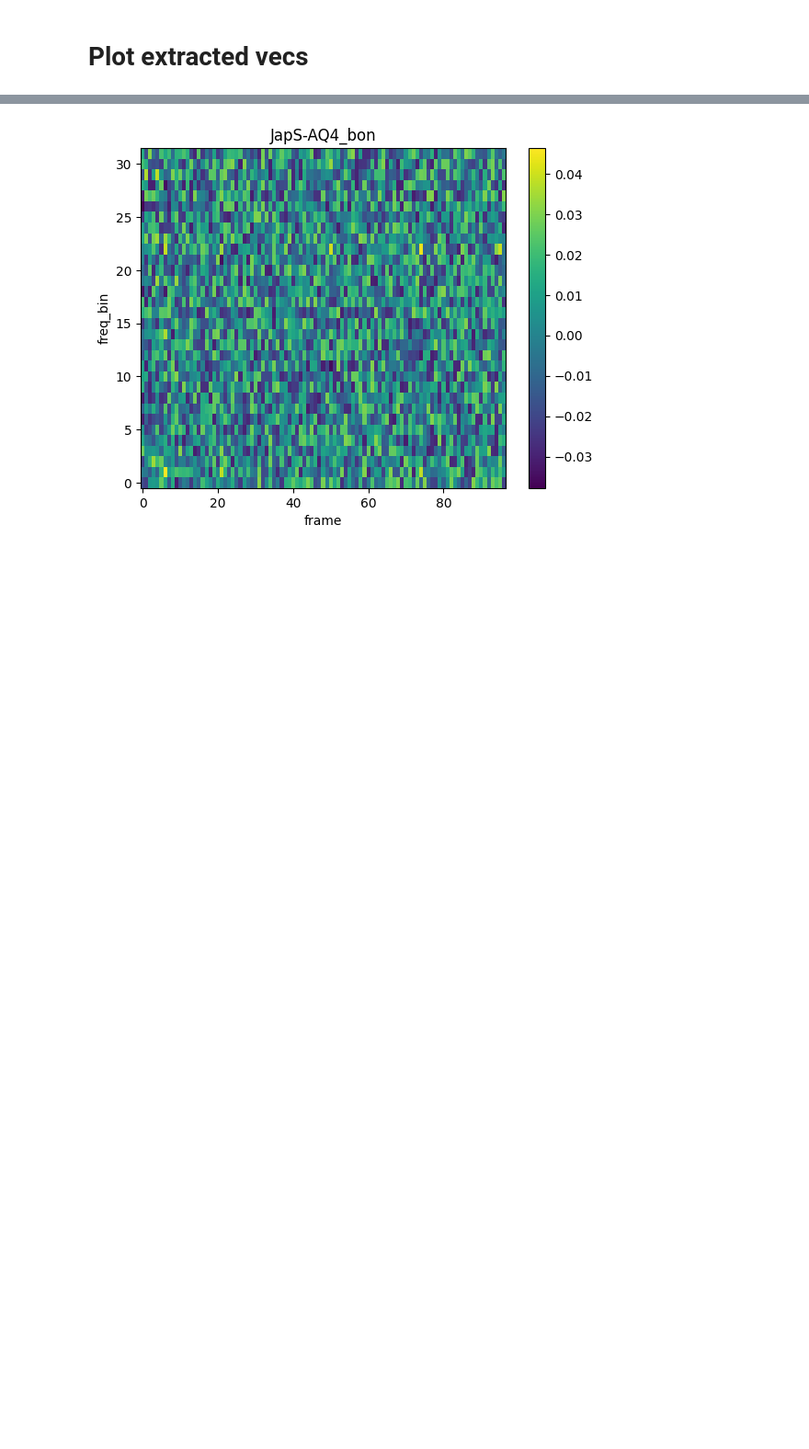
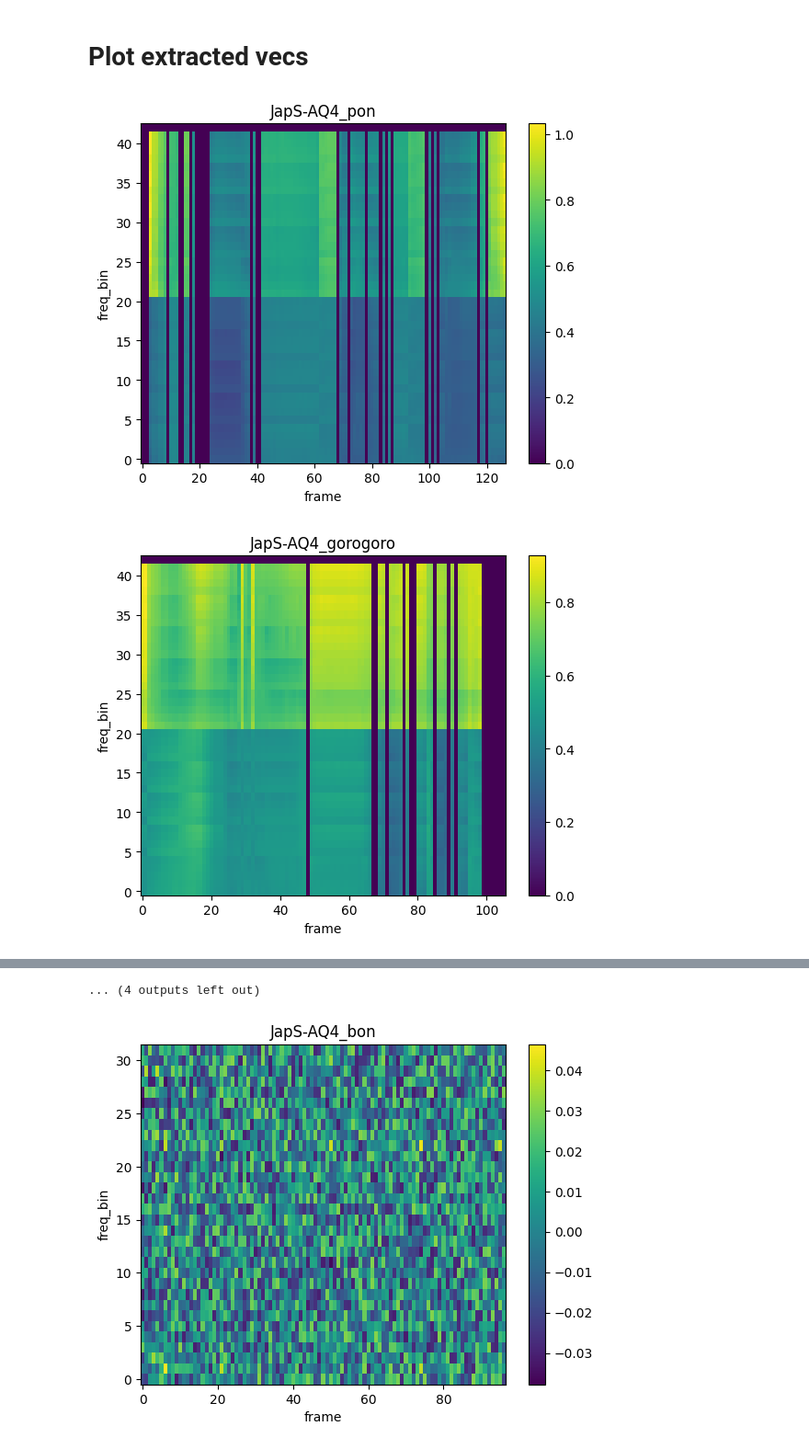
Before and after one commit to Frankalexej/slprt, a Jupyter notebook: trial.ipynb, the cells around one changed output, grey strips where cells are left out. Shown at 92% size. Cells and saved outputs as stored; diff of their text form; code cells hidden in the pictures; blank space fills up the shorter version.

```diff
--- a/trial.ipynb
+++ b/trial.ipynb
@@ -266,6 +328,9 @@ JapS-AQ4_zuratto
 import matplotlib.pyplot as plt
 import pandas as pd
 import numpy as np
+# %%
+spec_dir = type_dir + "spec/"
+mk(spec_dir)
 # %%
 def read_vid_graph(name, src):
     # Read the CSV file into a DataFrame
@@ -277,7 +342,7 @@ def read_vid_graph(name, src):
     names = df['type'].tolist()
 
     # Get the data columns and convert them to NumPy arrays
-    data = df.loc[:, 'x_0':].to_numpy()
+    data = df.loc[:, 'x_0':'x_42'].to_numpy()
 
     # Stack the arrays into a matrix
     matrix = np.vstack(data)
@@ -291,6 +356,16 @@ def plot_spectrogram(specgram, title=None, ylabel="freq_bin"):
     im = axs.imshow(specgram, origin="lower", aspect="auto")
     fig.colorbar(im, ax=axs)
     plt.show(block=False)
+# %%
+def save_spectrogram(specgram, title=None, ylabel="freq_bin", dir="./"):
+    fig, axs = plt.subplots(1, 1)
+    axs.set_title(title or "Spectrogram (db)")
+    axs.set_ylabel(ylabel)
+    axs.set_xlabel("frame")
+    im = axs.imshow(specgram, origin="lower", aspect="auto")
+    fig.colorbar(im, ax=axs)
+    # plt.show(block=False)
+    plt.savefig(os.path.join(dir, '{}.jpg'.format(title)), format='jpeg', dpi=300)
 # %%
 def read_and_print():
     vd = "JapS-AQ4_Resultant"
@@ -299 +374,12 @@ def read_and_print():
         plot_spectrogram(m.T, title=clip)
+# %%
+def read_and_save():
+    vd = "JapS-AQ4_Resultant"
+    for clip in os.listdir(det_dir + vd + "/"):
+        n, m = read_vid_graph(clip, "feats.csv")
+        save_spectrogram(m.T, title=clip, dir=spec_dir)
+# %%
+read_and_save()
+# %% [output]
+[figure, added]
+[figure, added]
@@ -300,3 +396,4 @@ def read_and_print():
+... (4 outputs left out)
 # %%
 read_and_print()
 # %% [output]
```
Also changed, not shown: parts of 8 cells of this notebook, 1 other file.
